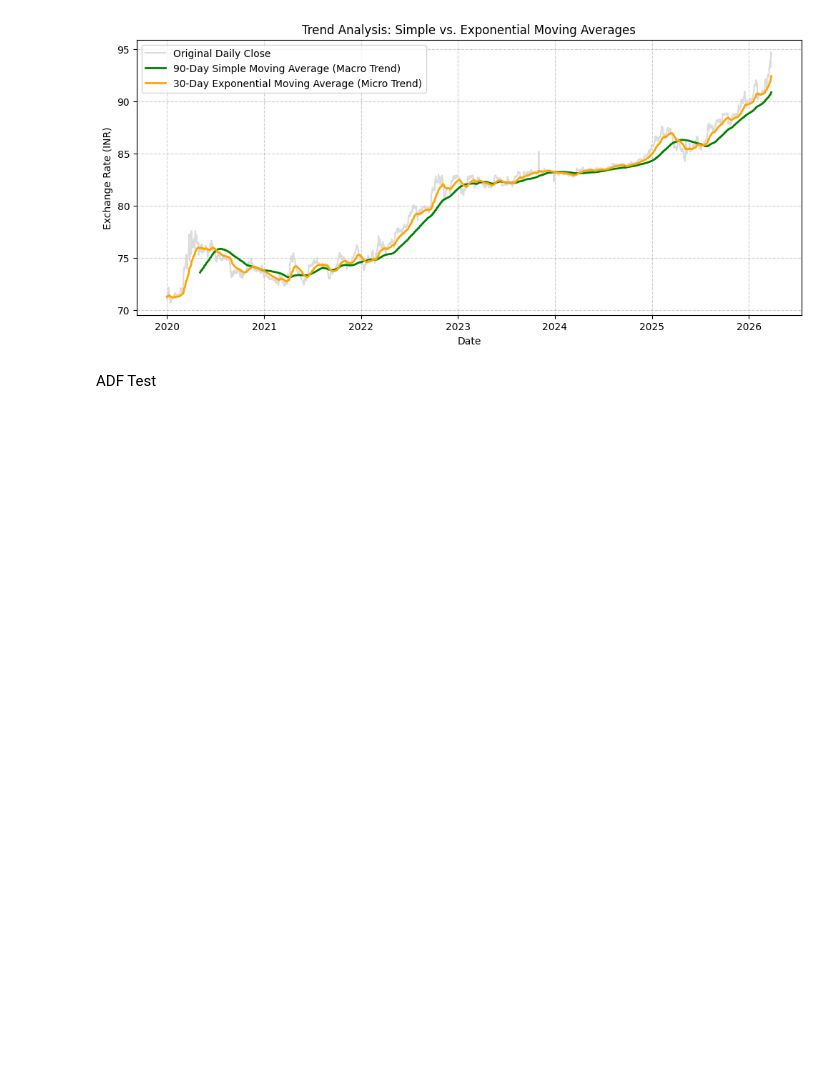
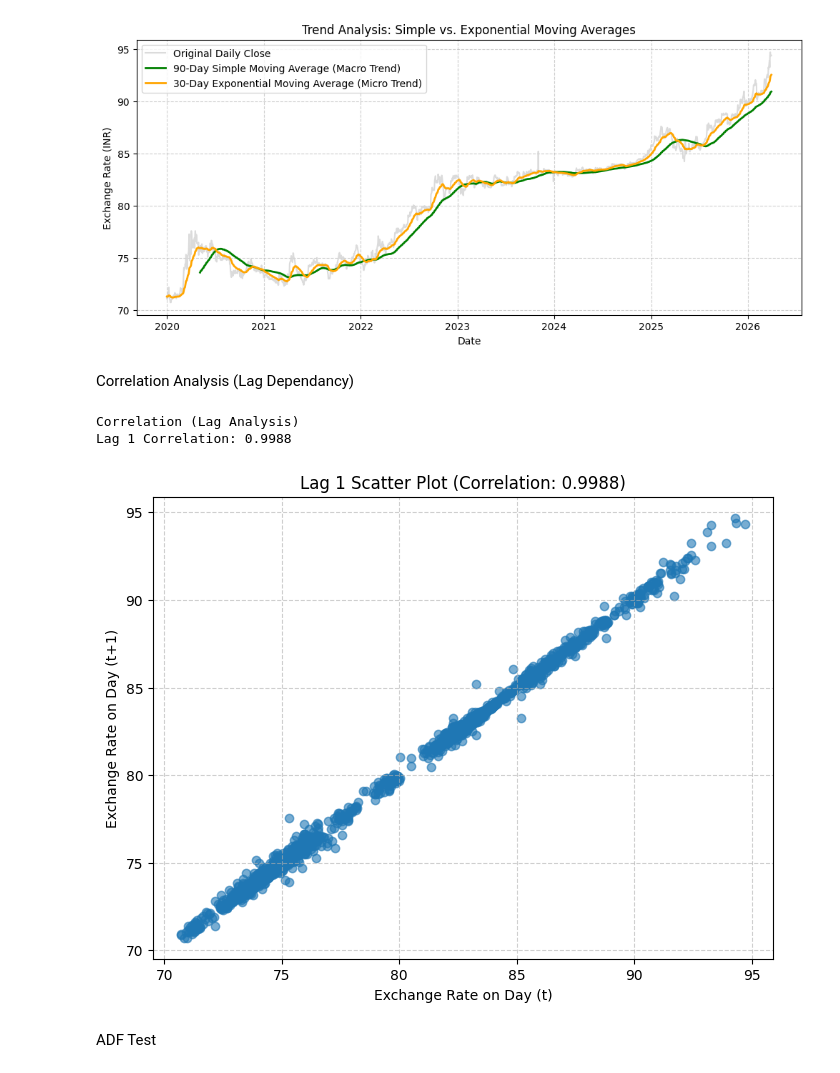
Before and after one commit to Mahanidhii/Time-Series-Forecasting-Techniques, a Jupyter notebook: notebooks/USD_to_INR_Analysis.ipynb, the cells around one changed output. Cells and saved outputs as stored; diff of their text form; code cells hidden in the pictures; blank space fills up the shorter version.

Commit message:
feat: correlation: lag analysis of the dataset

```diff
--- a/notebooks/USD_to_INR_Analysis.ipynb
+++ b/notebooks/USD_to_INR_Analysis.ipynb
@@ -82,6 +83,25 @@ plt.grid(True, linestyle='--', alpha=0.6)
 plt.show()
 # %% [output]
 [figure]
+# %% [markdown]
+Correlation Analysis (Lag Dependancy)
+# %%
+lag_1_corr = df['Close'].autocorr(lag=1) #Calculating the exact mathematical correlation for Lag 1 (Yesterday vs Today)
+
+print("Correlation (Lag Analysis)")
+print(f"Lag 1 Correlation: {lag_1_corr:.4f}")
+
+plt.figure(figsize=(8, 6))
+lag_plot(df['Close'], c='#1f77b4', alpha=0.6)
+plt.title(f'Lag 1 Scatter Plot (Correlation: {lag_1_corr:.4f})')
+plt.xlabel('Exchange Rate on Day (t)')
+plt.ylabel('Exchange Rate on Day (t+1)')
+plt.grid(True, linestyle='--', alpha=0.6)
+plt.show()
+# %% [output]
+Correlation (Lag Analysis)
+Lag 1 Correlation: 0.9988
+[figure, added]
 # %% [markdown]
 ADF Test
 # %%
```
Also changed, not shown: parts of 6 cells of this notebook.
